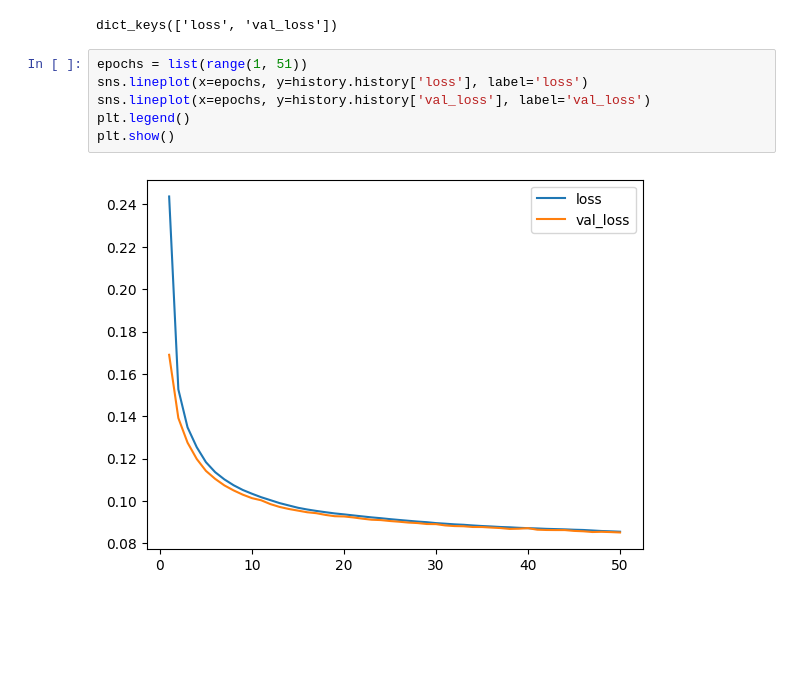
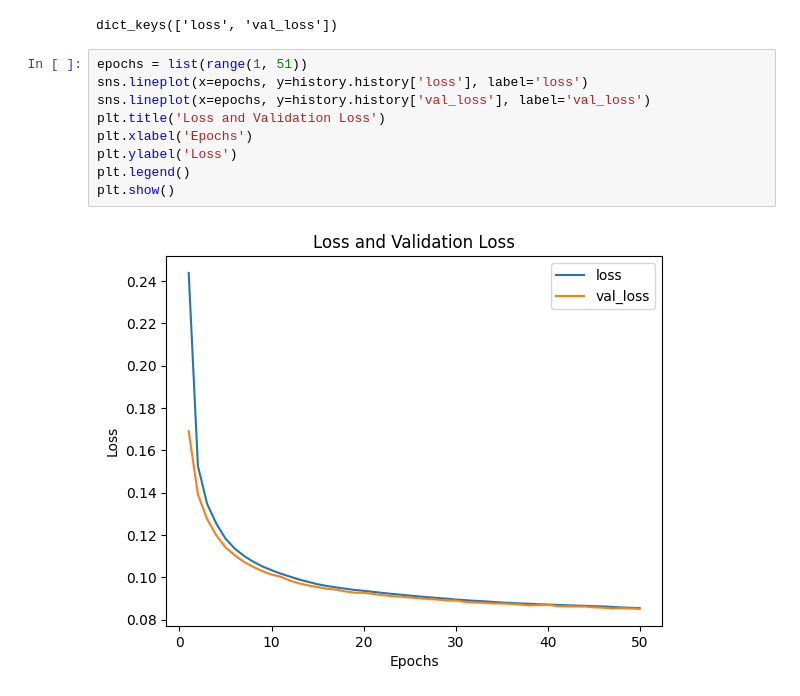
Before and after one commit to harshitgupta323/AutoEncoders-Tensorflow, a Jupyter notebook: Vanilla_AutoEncoder.ipynb, the cells around one changed output. Cells and saved outputs as stored; diff of their text form; blank space fills up the shorter version.

Commit message:
Modified Loss graph

```diff
--- a/Vanilla_AutoEncoder.ipynb
+++ b/Vanilla_AutoEncoder.ipynb
@@ -103,8 +103,11 @@ dict_keys(['loss', 'val_loss'])
 # %%
 epochs = list(range(1, 51))
 sns.lineplot(x=epochs, y=history.history['loss'], label='loss')
 sns.lineplot(x=epochs, y=history.history['val_loss'], label='val_loss')
+plt.title('Loss and Validation Loss')
+plt.xlabel('Epochs')
+plt.ylabel('Loss')
 plt.legend()
 plt.show()
 # %% [output]
-[figure, old version]
+[figure, new version]
```
